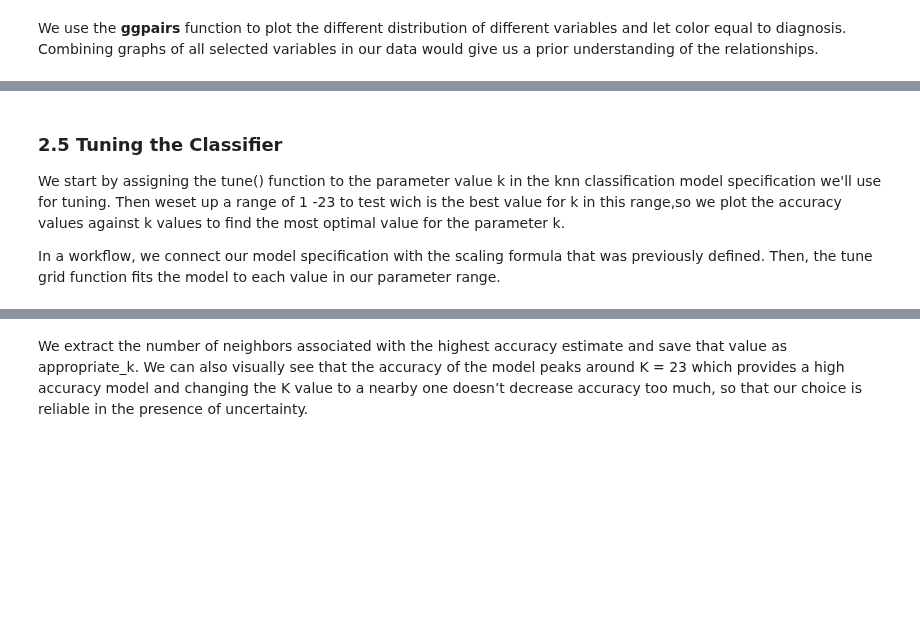
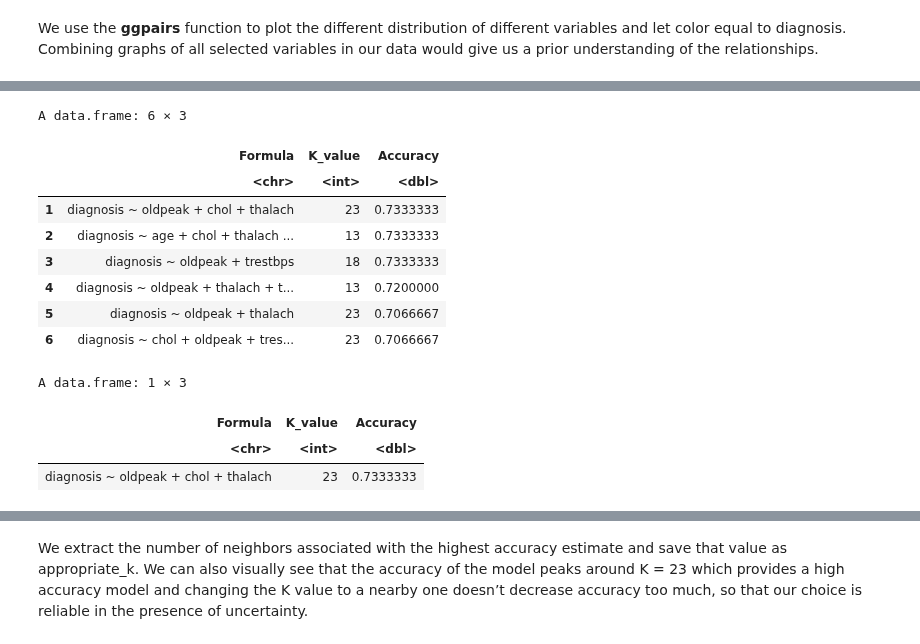
Before and after one commit to duffydu/dsci100-project, a Jupyter notebook: DSCI100_project_proposal.ipynb, the cells around one changed output, grey strips where cells are left out. Cells and saved outputs as stored; diff of their text form; code cells hidden in the pictures; blank space fills up the shorter version.

```diff
--- a/DSCI100_project_proposal.ipynb
+++ b/DSCI100_project_proposal.ipynb
@@ -546,6 +493,0 @@ selected_predictors
-# %% [markdown]
-### 2.5 Tuning the Classifier
-We start by assigning the tune() function to the parameter value k in the knn classification model specification we'll use for tuning. Then weset up a range of 1 -23 to test wich is the best value for k in this range,so we plot the accuracy values against k values to find the most optimal value for the parameter k.
-
-
-In a workflow, we connect our model specification with the scaling formula that was previously defined. Then, the tune grid function fits the model to each value in our parameter range.
@@ -587,0 +494,25 @@ accuracy_versus_k
+# %%
+# Putting results into a table format (formula, k-value, Accuracy)
+Formula <- as.character(Formula)
+All_info <- data.frame(Formula, K_value, Accuracy) %>%
+            arrange(-Accuracy)
+head(All_info)
+
+# find the combination of predictors with the highest accuracy score
+selected_predictors <- All_info %>%
+                slice(1)
+selected_predictors
+# %% [output]
+A data.frame: 6 × 3
+|  | Formula | K_value | Accuracy |
+|  | <chr> | <int> | <dbl> |
+| 1 | diagnosis ~ oldpeak + chol + thalach | 23 | 0.7333333 |
+| 2 | diagnosis ~ age + chol + thalach ... | 13 | 0.7333333 |
+| 3 | diagnosis ~ oldpeak + trestbps | 18 | 0.7333333 |
+| 4 | diagnosis ~ oldpeak + thalach + t... | 13 | 0.7200000 |
+| 5 | diagnosis ~ oldpeak + thalach | 23 | 0.7066667 |
+| 6 | diagnosis ~ chol + oldpeak + tres... | 23 | 0.7066667 |
+A data.frame: 1 × 3
+| Formula | K_value | Accuracy |
+| <chr> | <int> | <dbl> |
+| diagnosis ~ oldpeak + chol + thalach | 23 | 0.7333333 |
```
Also changed, not shown: parts of 45 cells of this notebook, 1 other file.
